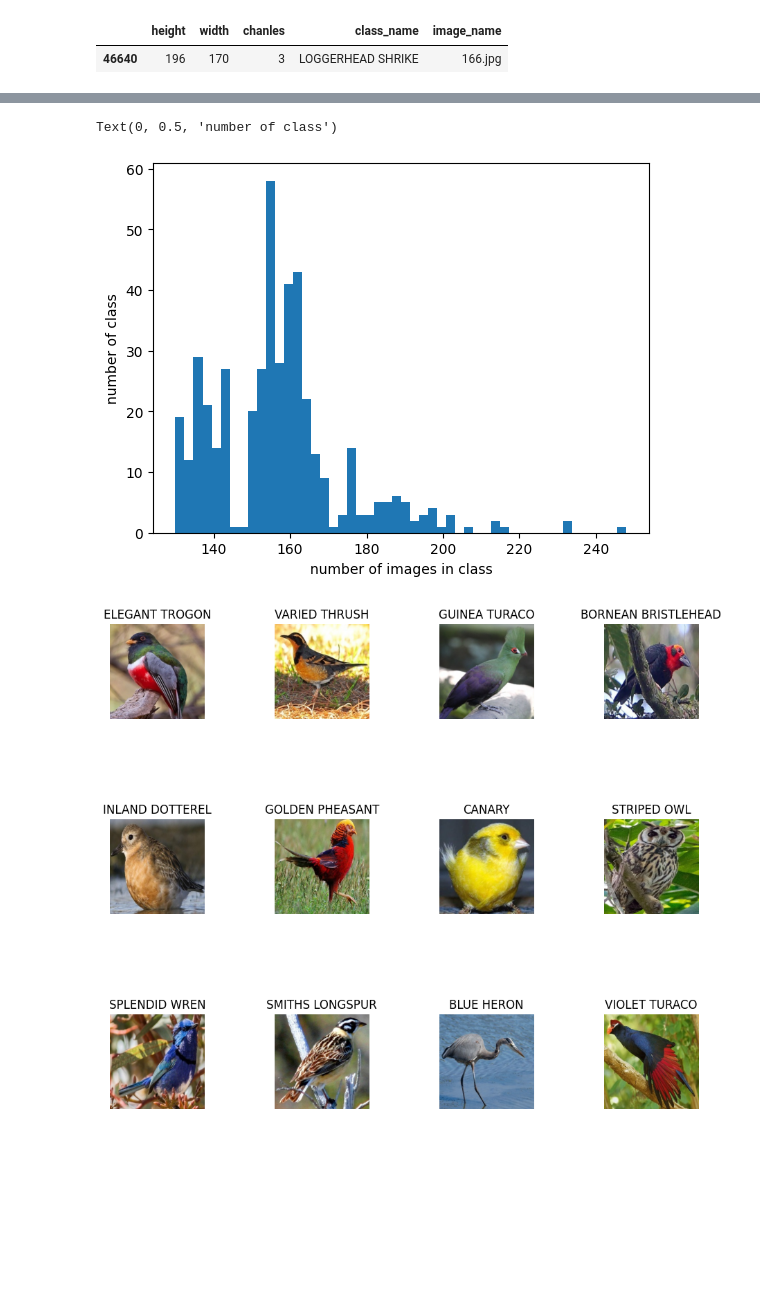
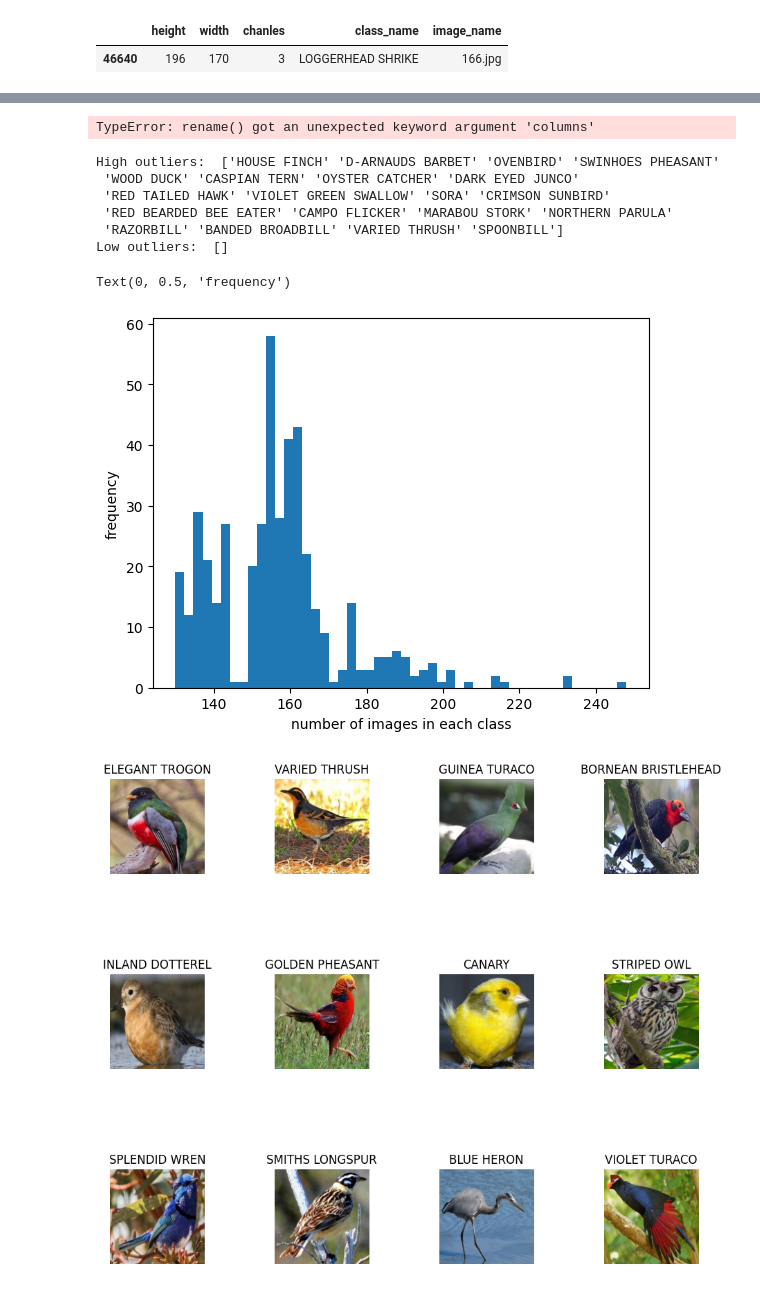
Before and after one commit to benjaminthor/bird-species-classification, a Jupyter notebook: exploratory_data_analysis.ipynb, the cells around one changed output, grey strips where cells are left out. Drawn from its saved outputs; the diff is of its cells as text; code cells hidden in the pictures; blank space fills up the shorter version.

```diff
--- a/exploratory_data_analysis.ipynb
+++ b/exploratory_data_analysis.ipynb
@@ -103,11 +112,35 @@ images_df[(images_df.width != 224)| (images_df.height != 224)]
+# %%
+df.rename( columns={'Unnamed: 0':'new column name'}, inplace=True )
+# %% [output]
+TypeError: rename() got an unexpected keyword argument 'columns'
+# %%
+#Sorting the dataframe by the count of the images
+df = images_df.groupby(['class_name'])['class_name'].count()
+df.sort_values(ascending = False, inplace=True)
+# df.reset_index(drop = True, inplace = True)
+#basic statistics of the classes
+# stats = df.describe()
+#Defining outliers as classes that surpass the 75th percentile +- 1.5*IQR
+high_ourliers = df["class_name"][df["count"] > stats["count"]["75%"] + 1.5 * (stats["count"]["75%"] - stats["count"]["25%"])].values
+low_ourliers = df["class_name"][df["count"] < stats["count"]["25%"] - 1.5 * (stats["count"]["75%"] - stats["count"]["25%"])].values
+#Print the results
+print("High outliers: ", high_ourliers)
+print("Low outliers: ", low_ourliers)
+# %% [output]
+High outliers:  ['HOUSE FINCH' 'D-ARNAUDS BARBET' 'OVENBIRD' 'SWINHOES PHEASANT'
+ 'WOOD DUCK' 'CASPIAN TERN' 'OYSTER CATCHER' 'DARK EYED JUNCO'
+ 'RED TAILED HAWK' 'VIOLET GREEN SWALLOW' 'SORA' 'CRIMSON SUNBIRD'
+ 'RED BEARDED BEE EATER' 'CAMPO FLICKER' 'MARABOU STORK' 'NORTHERN PARULA'
+ 'RAZORBILL' 'BANDED BROADBILL' 'VARIED THRUSH' 'SPOONBILL']
+Low outliers:  []
 # %%
 # classes distibution
 plt.hist(images_df.groupby(['class_name'])['class_name'].count(), bins=50 )
-plt.xlabel('number of images in class')
-plt.ylabel('number of class')
+plt.xlabel('number of images in each class')
+plt.ylabel('frequency (how many classes)')
 # %% [output]
-Text(0, 0.5, 'number of class')
+Text(0, 0.5, 'frequency')
-[figure, old version]
+[figure, new version]
 # %%
 images = []
 fig = plt.figure(figsize=(10, 7))
```
Also changed, not shown: parts of 6 cells of this notebook.
